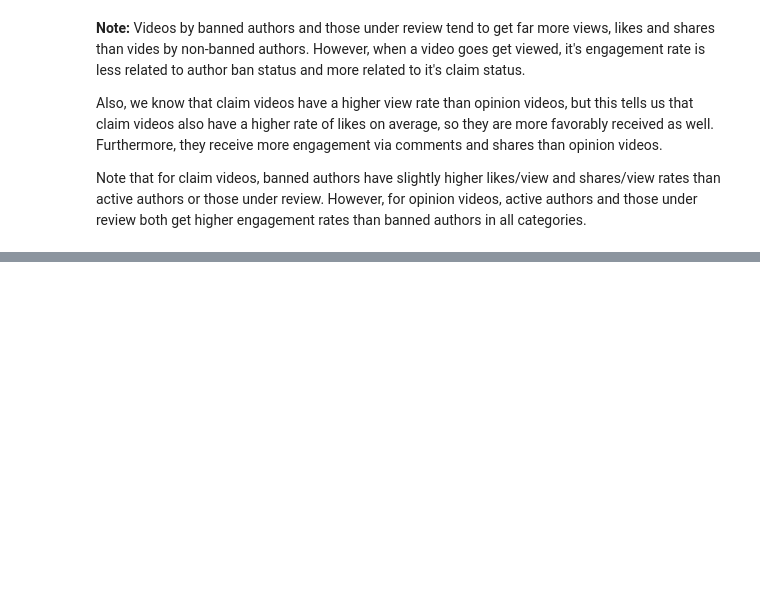
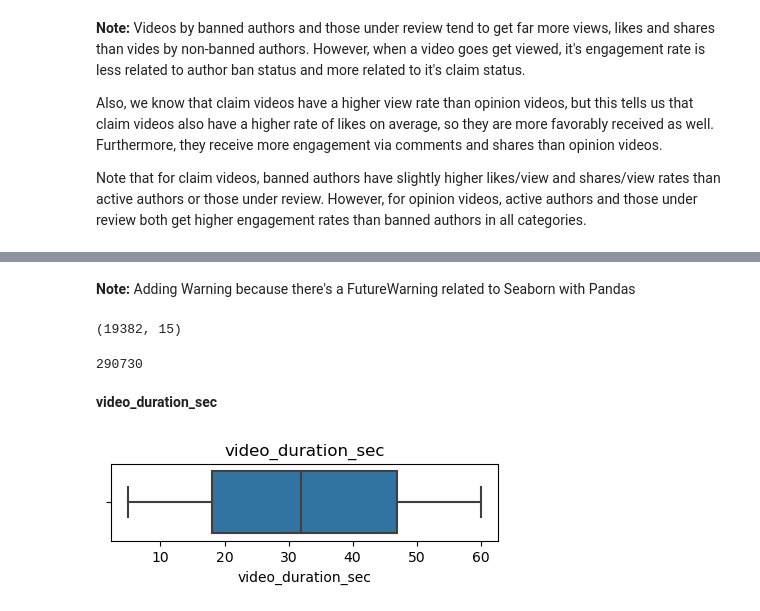
Before and after one commit to allan-gadelha/Google-Advanced-Data-Analytics-Portfolio, a Jupyter notebook: TikTok/notebooks/analysis.ipynb, the cells around one changed output, grey strips where cells are left out. Saved outputs shown, nothing was run; the diff lists cells and outputs as text; code cells hidden in the pictures; blank space fills up the shorter version.

```diff
--- a/TikTok/notebooks/analysis.ipynb
+++ b/TikTok/notebooks/analysis.ipynb
@@ -6,7 +6,7 @@ import numpy as np
 import os
 
 # Define the relative path to the data file
-relative_path = os.path.join("data", "tiktok_dataset.csv")
+relative_path = os.path.join("..", "data", "tiktok_dataset.csv")
 
 df = pd.read_csv(relative_path)
 # %%
@@ -304,0 +311,2 @@ Note that for claim videos, banned authors have slightly higher likes/view and s
+# %% [markdown]
+**Note:** Adding Warning because there's a FutureWarning related to Seaborn with Pandas
@@ -304,0 +319,23 @@ Note that for claim videos, banned authors have slightly higher likes/view and s
+# %%
+df.shape
+# %% [output]
+(19382, 15)
+# %%
+df.size
+# %% [output]
+290730
+# %% [markdown]
+**video_duration_sec**
+# %%
+# Create a new figure for the plot with a specified size
+# The size is 5 inches by 1 inch
+plt.figure(figsize=(5,1))
+
+# Set the title of the plot to 'video_duration_sec'
+plt.title('video_duration_sec')
+
+# Create a boxplot of the 'video_duration_sec' column of the DataFrame 'df'
+# The x parameter specifies the data for the boxplot
+sns.boxplot(x=df['video_duration_sec']);
+# %% [output]
+[figure, added]
```
Also changed, not shown: parts of 43 cells of this notebook.
